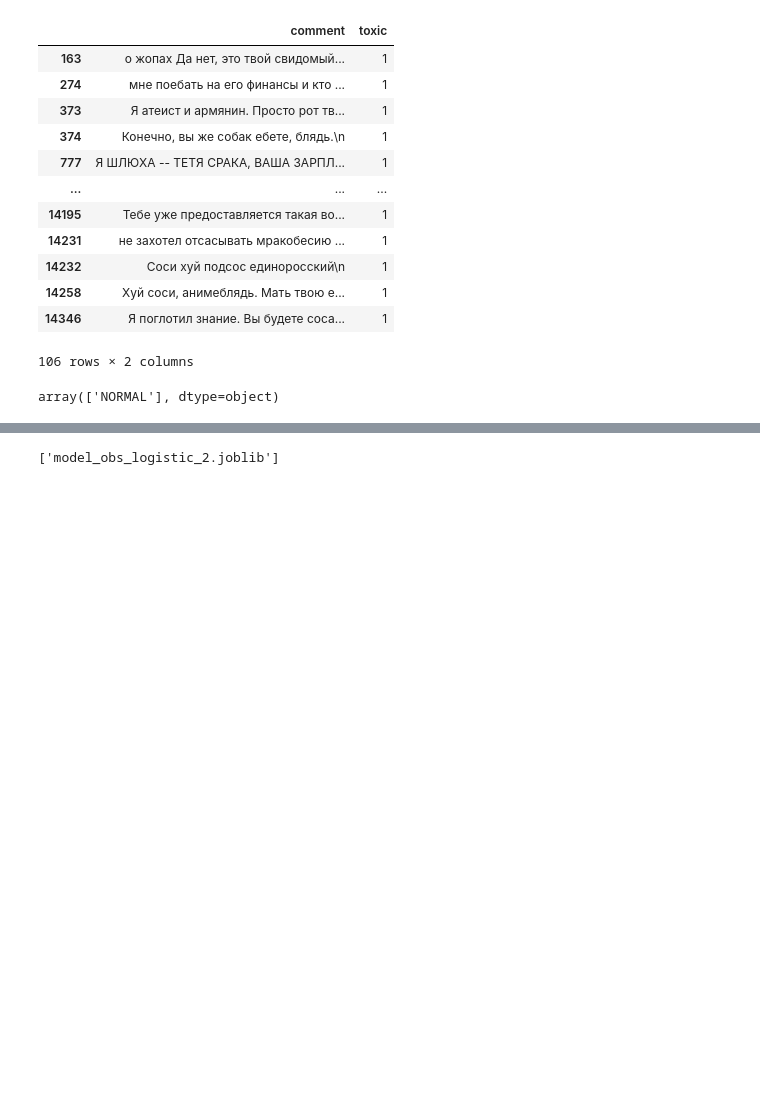
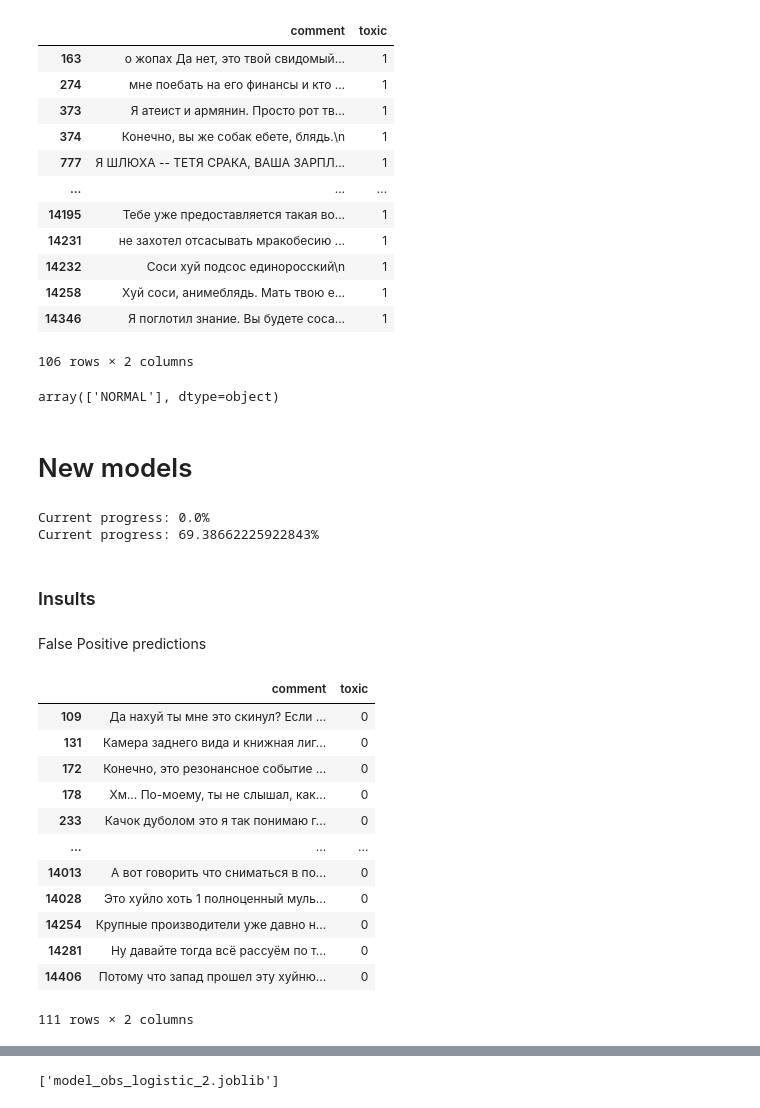
Before and after one commit to Egoluback/Toxic_Detector, a Jupyter notebook: Train.ipynb, the cells around one changed output, grey strips where cells are left out. Drawn from its saved outputs; the diff is of its cells as text; code cells hidden in the pictures; blank space fills up the shorter version.

```diff
--- a/Train.ipynb
+++ b/Train.ipynb
@@ -163,0 +369,6 @@ models_pipeline = {
+# %%
+model_ins_cbc = CatBoostClassifier(random_state=42)
+model_thr_cbc = CatBoostClassifier(random_state=42)
+model_obs_cbc = CatBoostClassifier(random_state=42)
+# %%
+model_ins_cbc.fit(X_train_vec, y_train_ins)
@@ -302,0 +562,30 @@ array(['NORMAL'], dtype=object)
+# %% [markdown]
+# New models
+# %%
+df_2ch_vec = vectorizer.Vectorize(dataset=df_2ch.comment)
+# %% [output]
+Current progress: 0.0%
+Current progress: 69.38662225922843%
+# %% [markdown]
+### Insults
+# %%
+df_2ch_toxic_predicted = df_2ch.iloc[np.where(model_ins_cbc.predict(df_2ch_vec) == 1)]
+df_2ch_untoxic_predicted = df_2ch.iloc[np.where(model_ins_cbc.predict(df_2ch_vec) == 0)]
+# %% [markdown]
+False Positive predictions
+# %%
+df_2ch_toxic_predicted[df_2ch_toxic_predicted.toxic == 0]
+# %% [output]
+|  | comment | toxic |
+| 109 | Да нахуй ты мне это скинул? Если ... | 0 |
+| 131 | Камера заднего вида и книжная лиг... | 0 |
+| 172 | Конечно, это резонансное событие ... | 0 |
+| 178 | Хм... По-моему, ты не слышал, как... | 0 |
+| 233 | Качок дуболом это я так понимаю г... | 0 |
+| ... | ... | ... |
+| 14013 | А вот говорить что сниматься в по... | 0 |
+| 14028 | Это хуйло хоть 1 полноценный муль... | 0 |
+| 14254 | Крупные производители уже давно н... | 0 |
+| 14281 | Ну давайте тогда всё рассуём по т... | 0 |
+| 14406 | Потому что запад прошел эту хуйню... | 0 |
+111 rows × 2 columns
```
Also changed, not shown: parts of 50 cells of this notebook, 2 other files.
